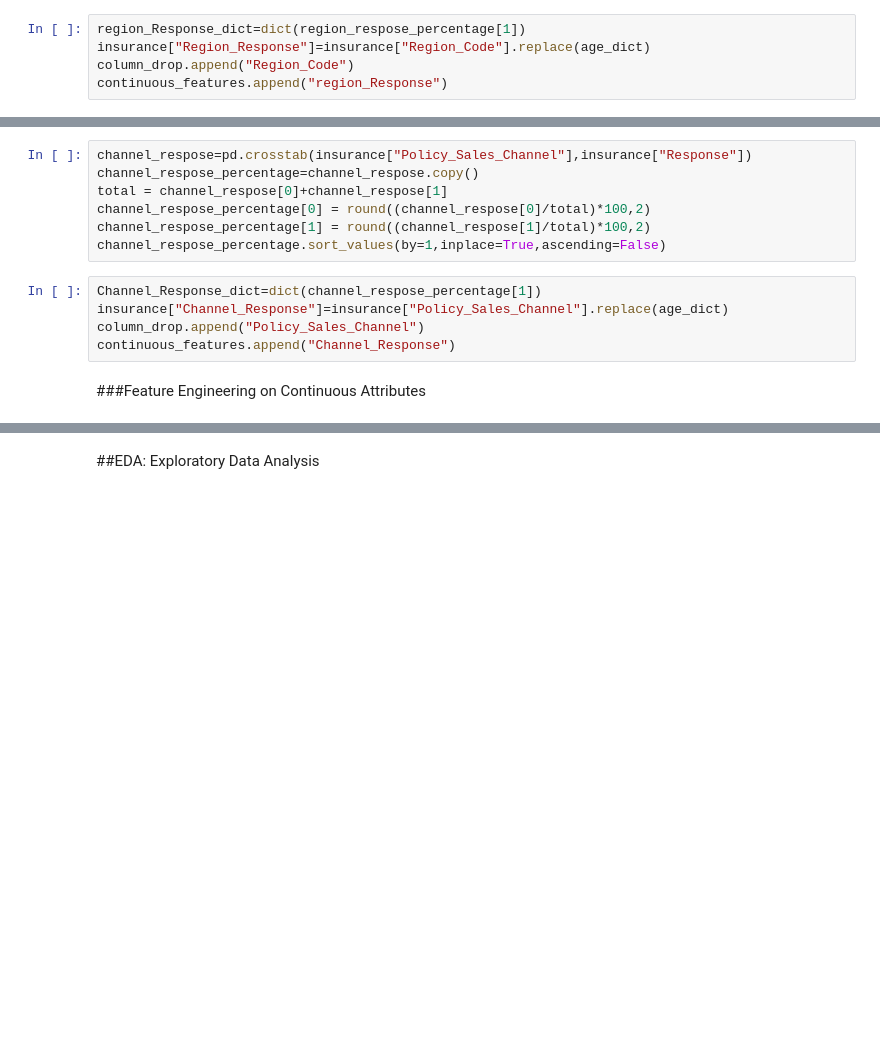
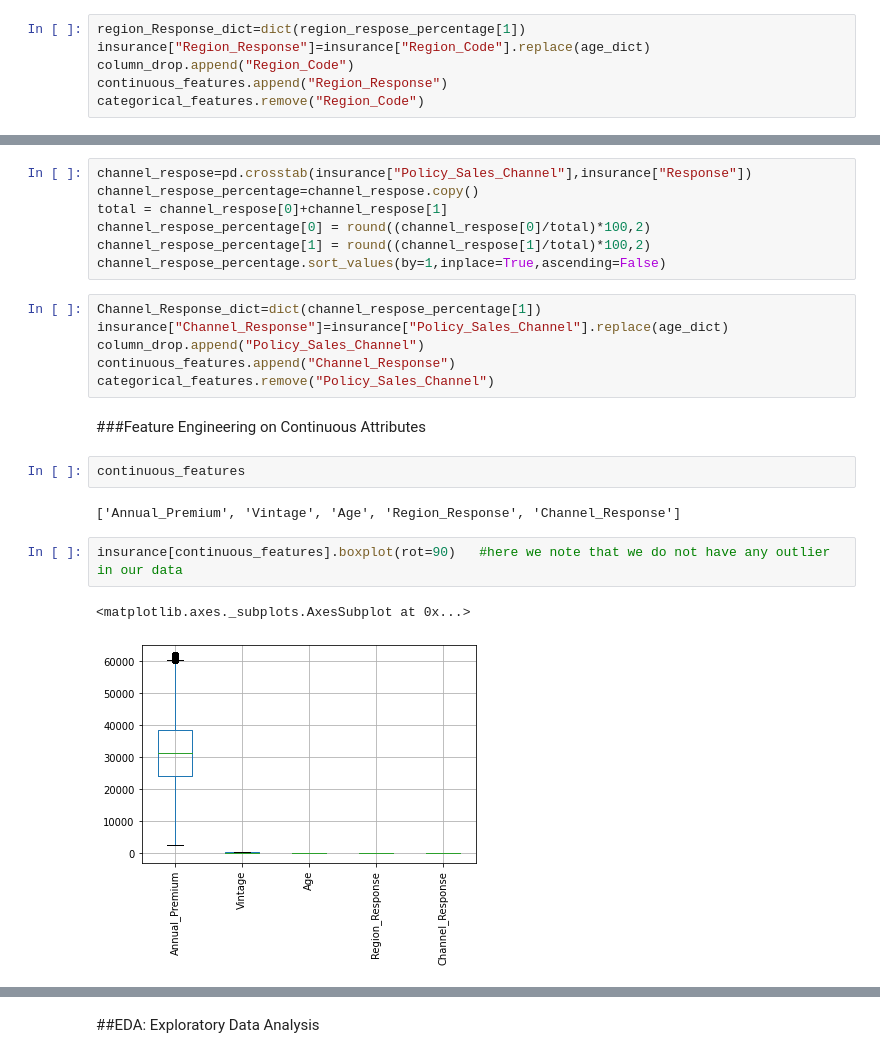
Before and after one commit to gauriagarwal18/HEALTH-INSURANCE-CROSS-SELL-PREDICTION, a Jupyter notebook: HEALTH_INSURANCE_CROSS_SELL_PREDICTION.ipynb, the cells around one changed output, grey strips where cells are left out. Cells and saved outputs as stored; diff of their text form; blank space fills up the shorter version.

```diff
--- a/HEALTH_INSURANCE_CROSS_SELL_PREDICTION.ipynb
+++ b/HEALTH_INSURANCE_CROSS_SELL_PREDICTION.ipynb
@@ -324,7 +324,8 @@ region_respose_percentage.sort_values(by=1,inplace=True,ascending=False)
 region_Response_dict=dict(region_respose_percentage[1])
 insurance["Region_Response"]=insurance["Region_Code"].replace(age_dict)
 column_drop.append("Region_Code")
-continuous_features.append("region_Response")
+continuous_features.append("Region_Response")
+categorical_features.remove("Region_Code")
 # %% [markdown]
 ####Policy Sales Channel
 From value counts we observe that there is no particular trend in the column, also some of the channels have very less contribution
@@ -373,5 +374,15 @@ Channel_Response_dict=dict(channel_respose_percentage[1])
 insurance["Channel_Response"]=insurance["Policy_Sales_Channel"].replace(age_dict)
 column_drop.append("Policy_Sales_Channel")
 continuous_features.append("Channel_Response")
+categorical_features.remove("Policy_Sales_Channel")
 # %% [markdown]
 ###Feature Engineering on Continuous Attributes
+# %%
+continuous_features
+# %% [output]
+['Annual_Premium', 'Vintage', 'Age', 'Region_Response', 'Channel_Response']
+# %%
+insurance[continuous_features].boxplot(rot=90)   #here we note that we do not have any outlier in our data
+# %% [output]
+<matplotlib.axes._subplots.AxesSubplot at 0x...>
+[figure, added]
```
Also changed, not shown: parts of 7 cells of this notebook.
